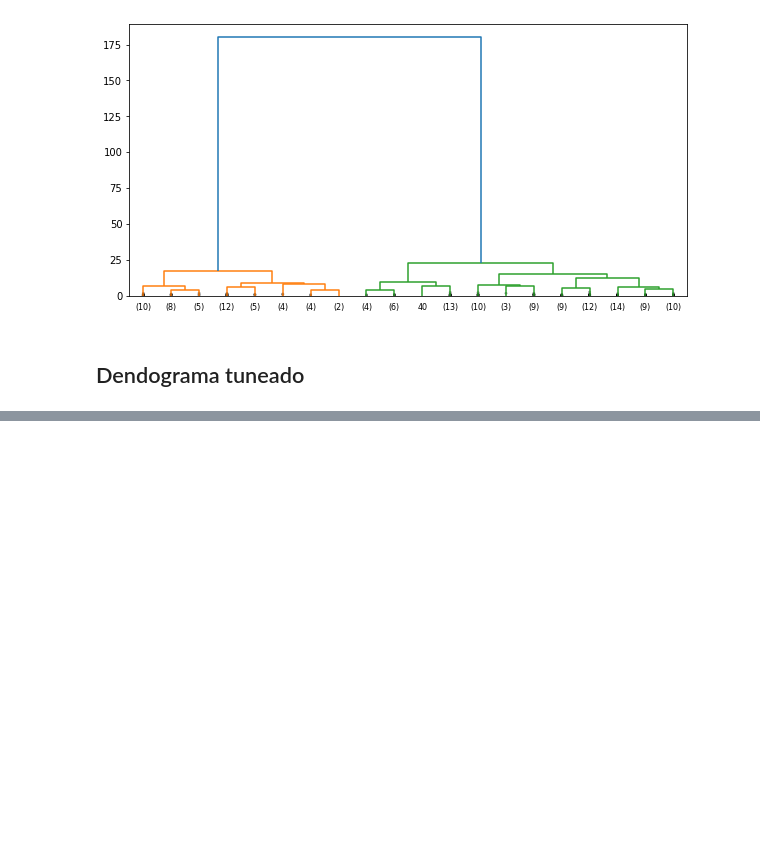
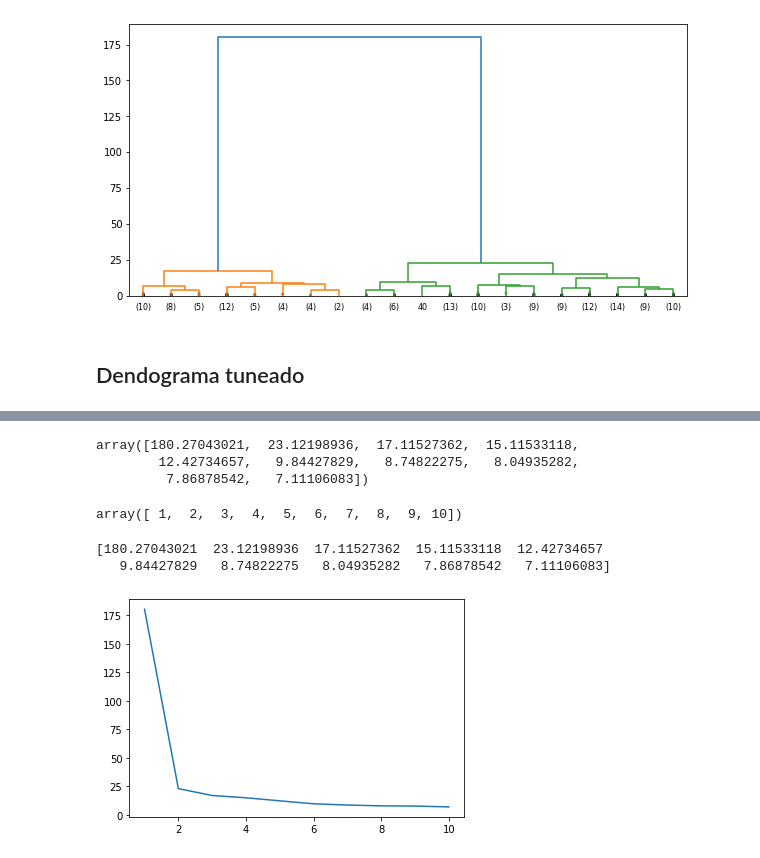
Before and after one commit to GersonVis/Tecnicas-de-IA, a Jupyter notebook: curso udemy/clustering/clustering endogramico.ipynb, the cells around one changed output, grey strips where cells are left out. Saved outputs shown, nothing was run; the diff lists cells and outputs as text; code cells hidden in the pictures; blank space fills up the shorter version.

```diff
--- a/curso udemy/clustering/clustering endogramico.ipynb
+++ b/curso udemy/clustering/clustering endogramico.ipynb
@@ -150,0 +223,7 @@ plt.show()
+# %%
+## obtenemos los óltimos 10 registros
+ultimos=Z[-10:]
+ultimos
+## nos quedamos con las distancias de los clusters
+distancias=ultimos[:,2]
+distancias, ultimos
@@ -150,0 +244,23 @@ plt.show()
+# %%
+## giramos las distancias, lo que especificamos es que el último pasa a ser le primero
+distancias=distancias[::-1]
+# %%
+distancias
+# %% [output]
+array([180.27043021,  23.12198936,  17.11527362,  15.11533118,
+        12.42734657,   9.84427829,   8.74822275,   8.04935282,
+         7.86878542,   7.11106083])
+# %%
+## creamos los indices de incremento en uno más uno por que el conteo comienza en 1
+idx=np.arange(1, len(distancias)+1)
+idx
+# %% [output]
+array([ 1,  2,  3,  4,  5,  6,  7,  8,  9, 10])
+# %%
+## dibujamos los datos de las distancias por cada una x que avanza
+plt.plot(idx, distancias)
+print(distancias)
+# %% [output]
+[180.27043021  23.12198936  17.11527362  15.11533118  12.42734657
+   9.84427829   8.74822275   8.04935282   7.86878542   7.11106083]
+[figure, added]
```
Also changed, not shown: parts of 33 cells of this notebook, 1 other file.
